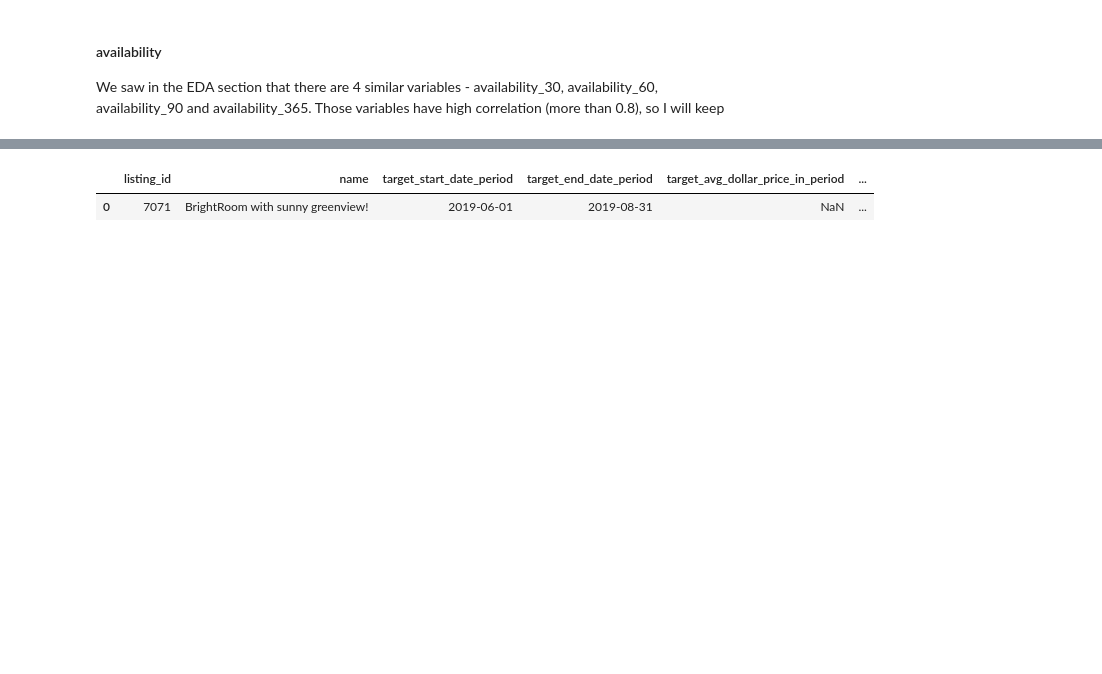
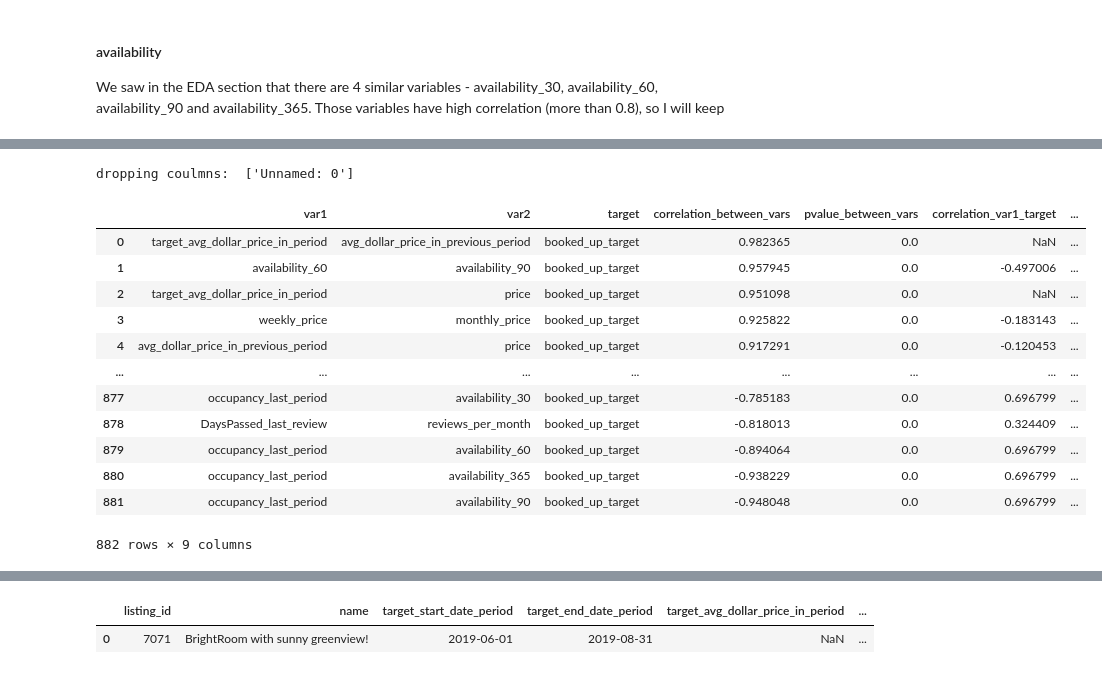
Before and after one commit to NaamaJan/airbnb-berlin-availability, a Jupyter notebook: Feature Enrichment and Selection.ipynb, the cells around one changed output, grey strips where cells are left out. Cells and saved outputs as stored; diff of their text form; code cells hidden in the pictures; blank space fills up the shorter version.

```diff
--- a/Feature Enrichment and Selection.ipynb
+++ b/Feature Enrichment and Selection.ipynb
@@ -77,0 +107,19 @@ We saw in the EDA section that there are 4 similar variables - availability_30,
+# %%
+df_eda_numric_correlations = pd.read_csv("eda_numric_correlations.csv")
+df_eda_numric_correlations = drop_additional_index_columns(df_eda_numric_correlations)
+df_eda_numric_correlations
+# %% [output]
+dropping coulmns:  ['Unnamed: 0']
+|  | var1 | var2 | target | correlation_between_vars | pvalue_between_vars | correlation_var1_target | ... |
+| 0 | target_avg_dollar_price_in_period | avg_dollar_price_in_previous_period | booked_up_target | 0.982365 | 0.0 | NaN | ... |
+| 1 | availability_60 | availability_90 | booked_up_target | 0.957945 | 0.0 | -0.497006 | ... |
+| 2 | target_avg_dollar_price_in_period | price | booked_up_target | 0.951098 | 0.0 | NaN | ... |
+| 3 | weekly_price | monthly_price | booked_up_target | 0.925822 | 0.0 | -0.183143 | ... |
+| 4 | avg_dollar_price_in_previous_period | price | booked_up_target | 0.917291 | 0.0 | -0.120453 | ... |
+| ... | ... | ... | ... | ... | ... | ... | ... |
+| 877 | occupancy_last_period | availability_30 | booked_up_target | -0.785183 | 0.0 | 0.696799 | ... |
+| 878 | DaysPassed_last_review | reviews_per_month | booked_up_target | -0.818013 | 0.0 | 0.324409 | ... |
+| 879 | occupancy_last_period | availability_60 | booked_up_target | -0.894064 | 0.0 | 0.696799 | ... |
+| 880 | occupancy_last_period | availability_365 | booked_up_target | -0.938229 | 0.0 | 0.696799 | ... |
+| 881 | occupancy_last_period | availability_90 | booked_up_target | -0.948048 | 0.0 | 0.696799 | ... |
+882 rows × 9 columns
```
Also changed, not shown: parts of 14 cells of this notebook.
